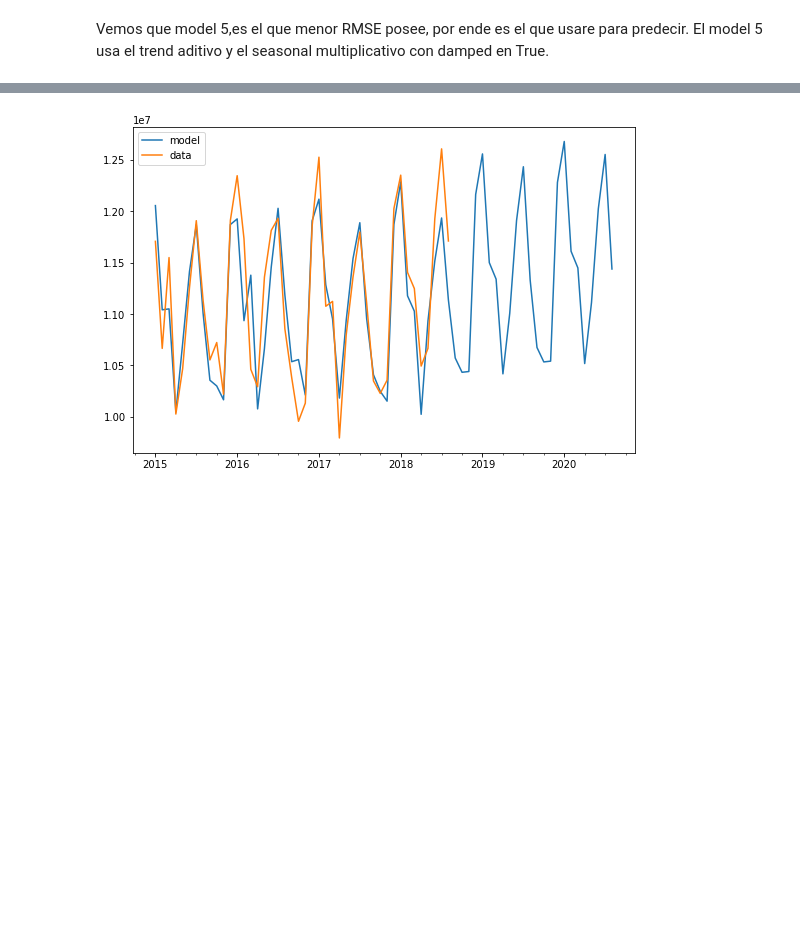
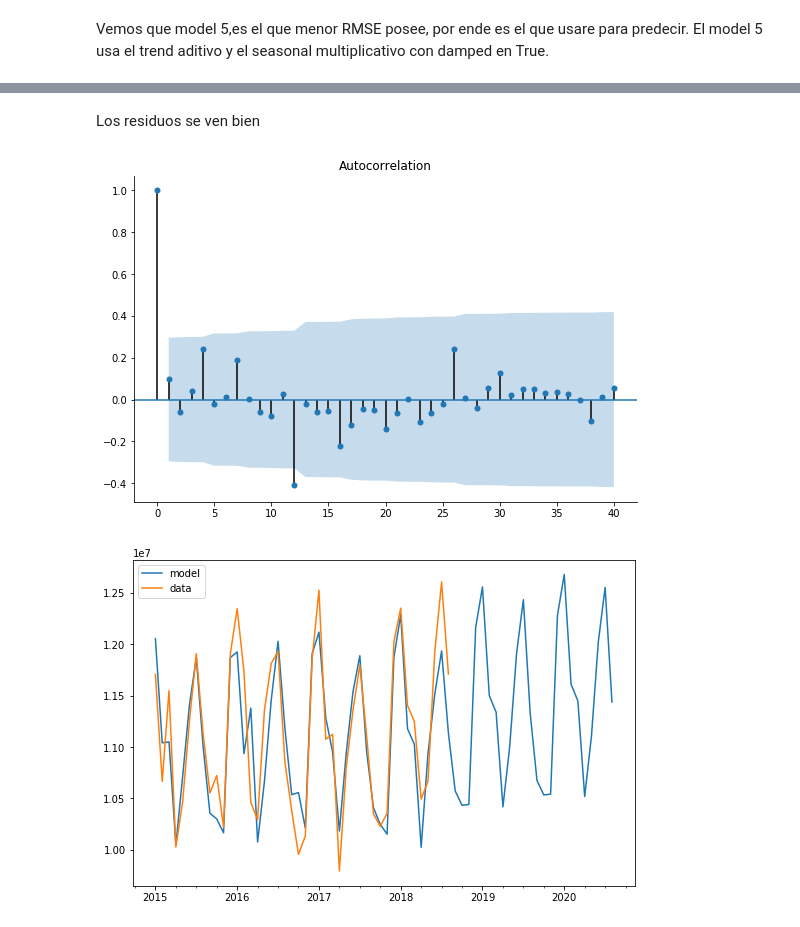
Before and after one commit to MauricioClerici/series-temporales-lab1, a Jupyter notebook: Lab2-Mauricio-Clerici.ipynb, the cells around one changed output, grey strips where cells are left out. Saved outputs shown, nothing was run; the diff lists cells and outputs as text; code cells hidden in the pictures; blank space fills up the shorter version.

```diff
--- a/Lab2-Mauricio-Clerici.ipynb
+++ b/Lab2-Mauricio-Clerici.ipynb
@@ -232,3 +245,12 @@ Vemos que model 5,es el que menor RMSE posee, por ende es el que usare para pred
+# %% [markdown]
+Los residuos se ven bien
+# %%
+fig, ax = plt.subplots(figsize=(9,6))
+sm.graphics.tsa.plot_acf(resid, lags=40, ax=ax)
+sns.despine()
+plt.show()
+# %% [output]
+[figure, added]
 # %%
 h=24 #significa que predecire a dos años.
 forecast = model5.forecast(h)
```
Also changed, not shown: parts of 2 cells of this notebook.
